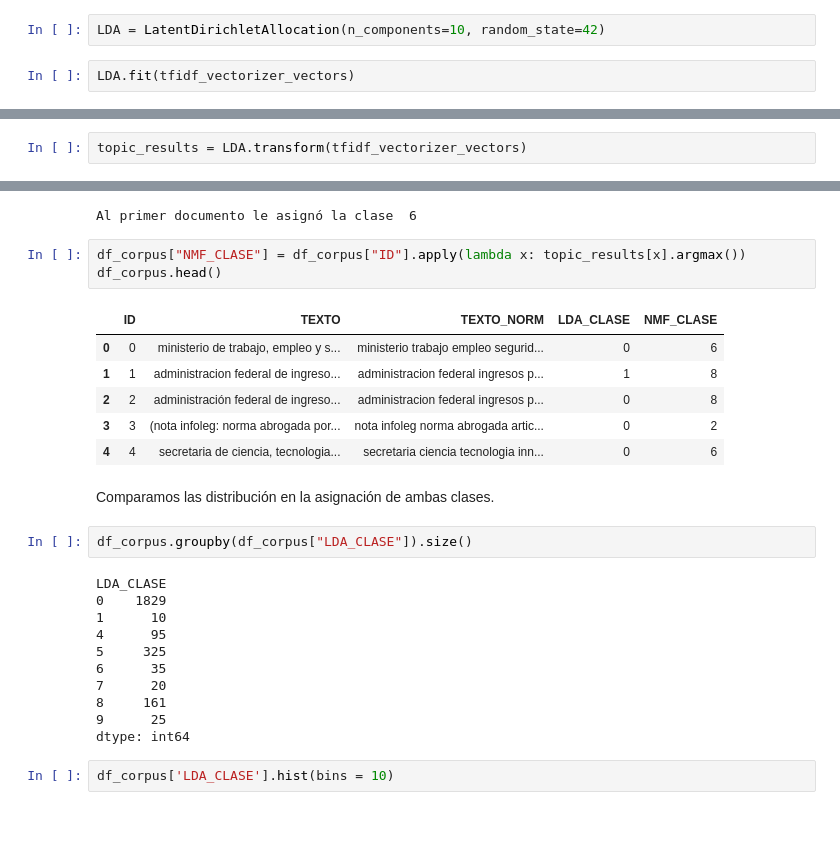
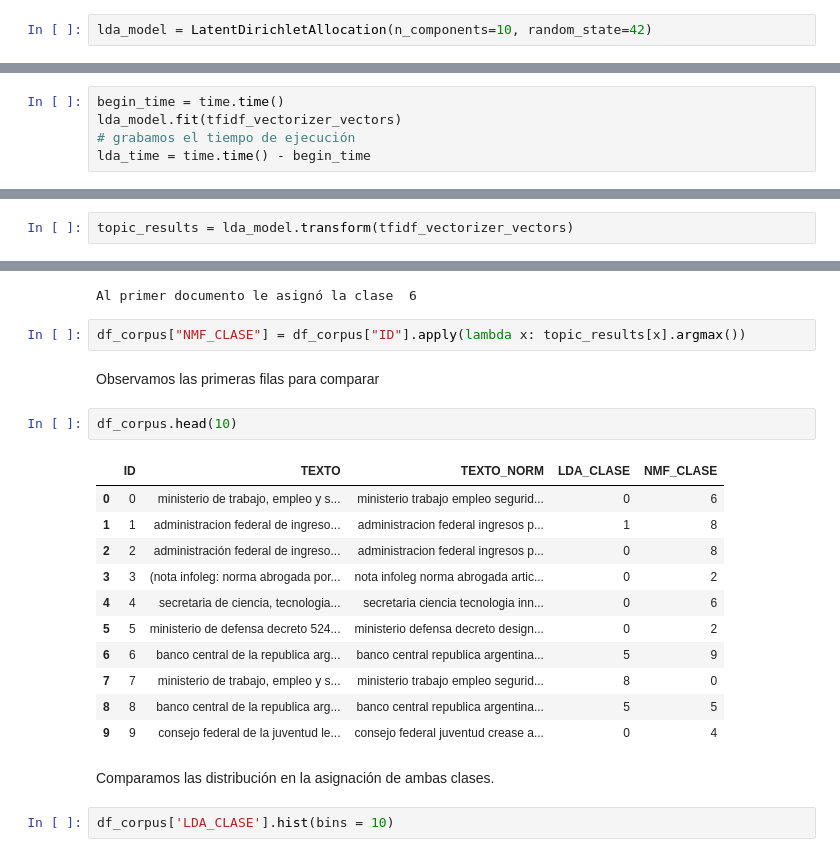
Before and after one commit to jorgeperezv/Busqueda-y-Recomendacion-de-Textos-Legales, a Jupyter notebook: Practico 5 - Aprendizaje No Supervisado.ipynb, the cells around one changed output, grey strips where cells are left out. Drawn from its saved outputs; the diff is of its cells as text; blank space fills up the shorter version.

```diff
--- a/Practico 5 - Aprendizaje No Supervisado.ipynb
+++ b/Practico 5 - Aprendizaje No Supervisado.ipynb
@@ -183,4 +184,2 @@ Consideraremos 20 clases
 # %%
-LDA = LatentDirichletAllocation(n_components=10, random_state=42)
+lda_model = LatentDirichletAllocation(n_components=10, random_state=42)
-# %%
-LDA.fit(tfidf_vectorizer_vectors)
@@ -189,3 +186,8 @@ LatentDirichletAllocation(random_state=42)
+# %%
+begin_time = time.time()
+lda_model.fit(tfidf_vectorizer_vectors)
+# grabamos el tiempo de ejecución
+lda_time = time.time() - begin_time
 # %% [markdown]
 * Mostrar las 15 palabras mas comunes para cada uno de los tópicos que hayan decido que buscan.
 # %%
@@ -265,5 +278,5 @@ for index in range(10):
 # %%
-topic_results = LDA.transform(tfidf_vectorizer_vectors)
+topic_results = lda_model.transform(tfidf_vectorizer_vectors)
 # %%
 print('Al primer documento le asignó la clase ', topic_results[0].argmax())
 # %% [output]
@@ -286,29 +293,24 @@ print('Al primer documento le asignó la clase ', topic_results[0].argmax())
 Al primer documento le asignó la clase  6
 # %%
 df_corpus["NMF_CLASE"] = df_corpus["ID"].apply(lambda x: topic_results[x].argmax())
-df_corpus.head()
-# %% [output]
-|  | ID | TEXTO | TEXTO_NORM | LDA_CLASE | NMF_CLASE |
-| 0 | 0 | ministerio de trabajo, empleo y s... | ministerio trabajo empleo segurid... | 0 | 6 |
-| 1 | 1 | administracion federal de ingreso... | administracion federal ingresos p... | 1 | 8 |
-| 2 | 2 | administración federal de ingreso... | administracion federal ingresos p... | 0 | 8 |
-| 3 | 3 | (nota infoleg: norma abrogada por... | nota infoleg norma abrogada artic... | 0 | 2 |
-| 4 | 4 | secretaria de ciencia, tecnologia... | secretaria ciencia tecnologia inn... | 0 | 6 |
+# %% [markdown]
+Observamos las primeras filas para comparar
+# %%
+df_corpus.head(10)
+# %% [output]
+|  | ID | TEXTO | TEXTO_NORM | LDA_CLASE | NMF_CLASE |
+| 0 | 0 | ministerio de trabajo, empleo y s... | ministerio trabajo empleo segurid... | 0 | 6 |
+| 1 | 1 | administracion federal de ingreso... | administracion federal ingresos p... | 1 | 8 |
+| 2 | 2 | administración federal de ingreso... | administracion federal ingresos p... | 0 | 8 |
+| 3 | 3 | (nota infoleg: norma abrogada por... | nota infoleg norma abrogada artic... | 0 | 2 |
+| 4 | 4 | secretaria de ciencia, tecnologia... | secretaria ciencia tecnologia inn... | 0 | 6 |
+| 5 | 5 | ministerio de defensa decreto 524... | ministerio defensa decreto design... | 0 | 2 |
+| 6 | 6 | banco central de la republica arg... | banco central republica argentina... | 5 | 9 |
+| 7 | 7 | ministerio de trabajo, empleo y s... | ministerio trabajo empleo segurid... | 8 | 0 |
+| 8 | 8 | banco central de la republica arg... | banco central republica argentina... | 5 | 5 |
+| 9 | 9 | consejo federal de la juventud le... | consejo federal juventud crease a... | 0 | 4 |
 # %% [markdown]
 Comparamos las distribución en la asignación de ambas clases.
-# %%
-df_corpus.groupby(df_corpus["LDA_CLASE"]).size()
-# %% [output]
-LDA_CLASE
-0    1829
-1      10
-4      95
-5     325
-6      35
-7      20
-8     161
-9      25
-dtype: int64
 # %%
 df_corpus['LDA_CLASE'].hist(bins = 10)
 # %% [output]
```
Also changed, not shown: parts of 30 cells of this notebook.
